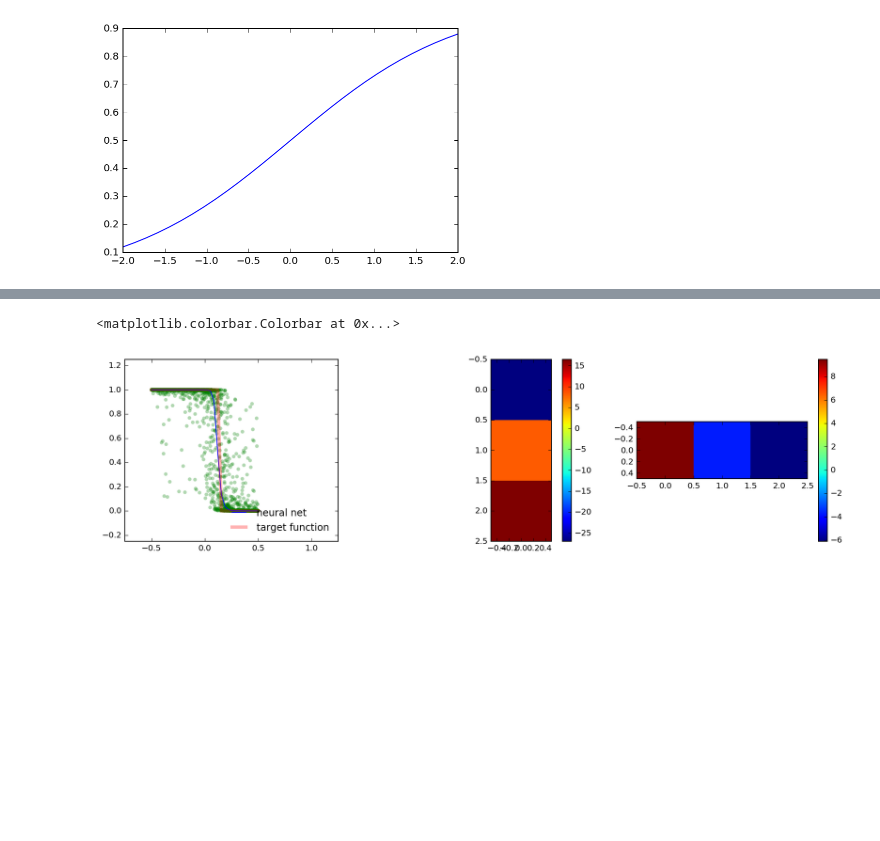
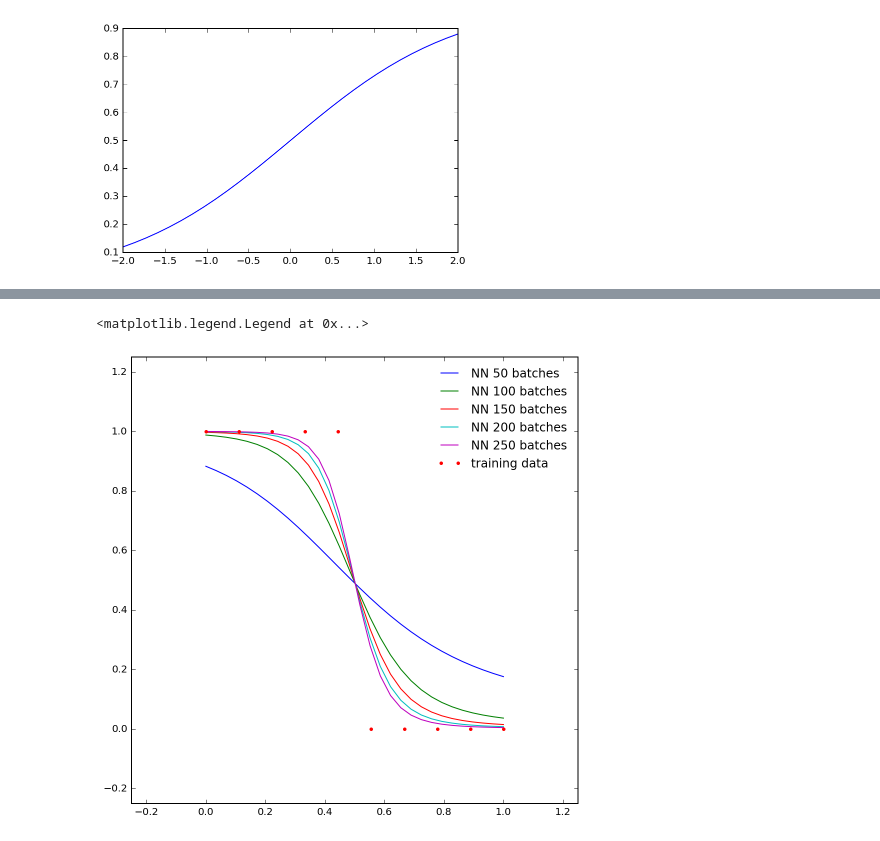
Before and after one commit to geyang/deep_learning_notes, a Jupyter notebook: 004 - optimize batch training.ipynb, the cells around one changed output, grey strips where cells are left out. Drawn from its saved outputs; the diff is of its cells as text; code cells hidden in the pictures; blank space fills up the shorter version.

```diff
--- a/004 - optimize batch training.ipynb
+++ b/004 - optimize batch training.ipynb
@@ -138,24 +185,3 @@ class Network():
         """ind \in [1, ...len(shape) - 1]"""
         self.weights[ind] = self.weights[ind] - η * self.partial_ws[ind]
         self.biases[ind] = self.biases[ind] - η * self.δs[ind]
-# %%
-# train as a simple neuron
-nw = Network([1, 2, 3, 4, 1])
-
-outputs = []
-for i in range(200):
-
-    x = 1; target = 0.25
-    nw.train(np.array([x]), np.array([target]), η = 0.5)
-    outputs.append(nw.output()[0])
-
-figure(figsize=(16, 4))
-subplot(141)
-plot(outputs)
-ylim(0, 1)
-subplot(142)
-imshow(nw.weights[2], interpolation='none', aspect=1);colorbar()
-subplot(143)
-imshow(nw.weights[3], interpolation='none', aspect=1);colorbar()
-subplot(144)
-imshow(nw.weights[4], interpolation='none', aspect=1);colorbar()
@@ -223,28 +225,27 @@ FileLink(fname)
-# %%
-# train as a simple neuron
-target_func = lambda x: [1] if x < 0.125 else [0]
-nw = Network([1, 3,  1])
-
-figure(figsize=(16, 4))
-subplot(131)
-
-for i in range(2000):
-    x = np.array([random() - 0.5])
-    nw.train(x, target_func( x ), η = 10)
-    scatter(x, nw.output(), color="green", alpha=0.3, edgecolor='none')
-
-Plot(lambda x: nw.output([x])[0], [-0.5, 0.5], label="neural net")
-Plot(lambda x: target_func(x), [-0.5, 0.5], color='r', linewidth=4, alpha=0.3, label="target function")
-xlim(-0.75, 1.25)
-ylim(-0.25, 1.25)
-legend(loc=4, frameon=False)
-
-subplot(132)
-imshow(nw.weights[1], interpolation='none', aspect=1);colorbar();
-subplot(133)
-imshow(nw.weights[2], interpolation='none', aspect=1);colorbar()
-# subplot(144)
-# imshow(nw.weights[3], interpolation='none', aspect=1);colorbar()
-# %% [output]
-<matplotlib.colorbar.Colorbar at 0x...>
-[figure, removed]
+# %%
+# train as a simple neuron
+target_func = lambda x: 1 if x < 0.5 else 0
+nw = Network([1, 4,  1])
+
+figure(figsize=(8, 8))
+#subplot(141)
+
+
+batch_size = 10
+inputs = [[x] for x in np.linspace(0, 1, batch_size)]
+targets = [[target_func(x)] for x in np.linspace(0, 1, batch_size)]
+
+n = 0
+for i in range(5):
+    for ind in range(50):
+        n += 1;
+        nw.train_batch(inputs, targets, 10)
+    Plot(lambda x: nw.output([x])[0], [0, 1], label="NN {} batches".format(n))
+
+plot([i[0] for i in inputs], [t[0] for t in targets], 'r.', label="training data")
+xlim(-0.25, 1.25)
+ylim(-0.25, 1.25)
+legend(loc=1, frameon=False)
+# %% [output]
+<matplotlib.legend.Legend at 0x...>
+[figure, added]
```
Also changed, not shown: parts of 10 cells of this notebook, 1 other file.
